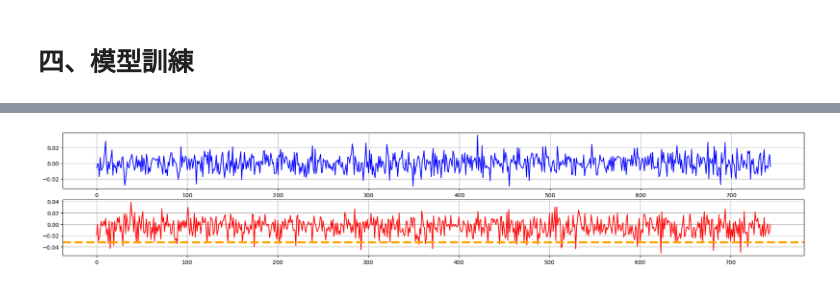
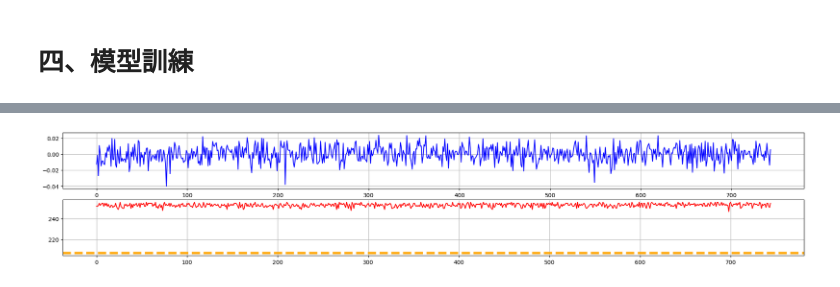
Before and after one commit to Jhbai/DeepLearning_TimeSeriesModel, a Jupyter notebook: Enhanced_Model_v2.ipynb, the cells around one changed output, grey strips where cells are left out. Drawn from its saved outputs; the diff is of its cells as text; code cells hidden in the pictures.

```diff
--- a/Enhanced_Model_v2.ipynb
+++ b/Enhanced_Model_v2.ipynb
@@ -493,8 +497,7 @@ clear_output()
 inference = DataLoader(MyDataSet(tr), batch_size = 1024)
 score = list()
 for batch in inference:
-    pred, _ = model(batch)
-    score += critor(pred).tolist()
+    score += anomaly_detect(model, batch)
 
 fig, ax = plt.subplots(2, 1, figsize = (24, 6))
 ax[0].plot(arr[n_dim//2:-n_dim//2][:len(score)], color = "blue")
@@ -527,8 +530,7 @@ plt.show()
 inference = DataLoader(MyDataSet(val), batch_size = 1024)
 score = list()
 for batch in inference:
-    pred, _ = model(batch)
-    score += critor(pred).tolist()
+    score += anomaly_detect(model, batch)
 
 fig, ax = plt.subplots(2, 1, figsize = (24, 6))
 ax[0].plot(arr[n_dim//2:-n_dim//2][tmp_pt:tmp_pt+len(score)], color = "blue")
@@ -559,8 +561,7 @@ plt.show()
 inference = DataLoader(MyDataSet(ts), batch_size = 1024)
 score = list()
 for batch in inference:
-    pred, _ = model(batch)
-    score += critor(pred).tolist()
+    score += anomaly_detect(model, batch)
 
 fig, ax = plt.subplots(2, 1, figsize = (24, 4))
 ax[0].plot(ts_arr[n_dim//2:-n_dim//2], color = "blue")
@@ -594,8 +595,7 @@ ts2 = ts_arr2.unfold(0, n_dim, 1).to(device)
 inference = DataLoader(MyDataSet(ts2), batch_size = 1024)
 score = list()
 for batch in inference:
-    pred, _ = model(batch)
-    score += critor(pred).tolist()
+    score += anomaly_detect(model, batch)
 
 fig, ax = plt.subplots(2, 1, figsize = (24, 4))
 ax[0].plot(ts_arr2[n_dim//2:-n_dim//2], color = "blue")
@@ -625,21 +625,20 @@ plt.show()
 # %%
 ts_arr3 = torch.randn(1000)*0.01
 ts3 = ts_arr3.unfold(0, n_dim, 1).to(device)
 inference = DataLoader(MyDataSet(ts3), batch_size = 1024)
 score = list()
 for batch in inference:
-    pred, _ = model(batch)
-    score += critor(pred).tolist()
+    score += anomaly_detect(model, batch)
 
 fig, ax = plt.subplots(2, 1, figsize = (24, 4))
 ax[0].plot(ts_arr3[n_dim//2:-n_dim//2], color = "blue")
 ax[0].grid()
 ax[1].plot(score, color = "red")
 ax[1].axhline(threshold, color = "orange", linestyle = "--", linewidth = 4)
 ax[1].grid()
 plt.show()
 # %% [output]
-[figure, old version]
+[figure, new version]
 # %%
 fig, ax = plt.subplots(4, 4, figsize = (24, 8))
 ax = ax.reshape(-1, )
```
Also changed, not shown: parts of 16 cells of this notebook, 1 other file.
